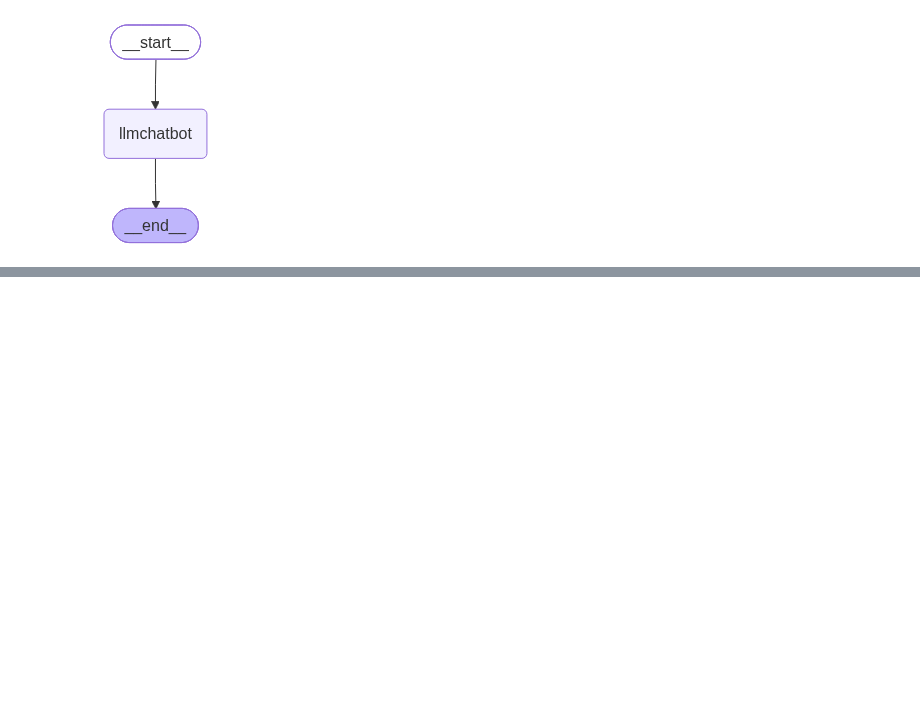
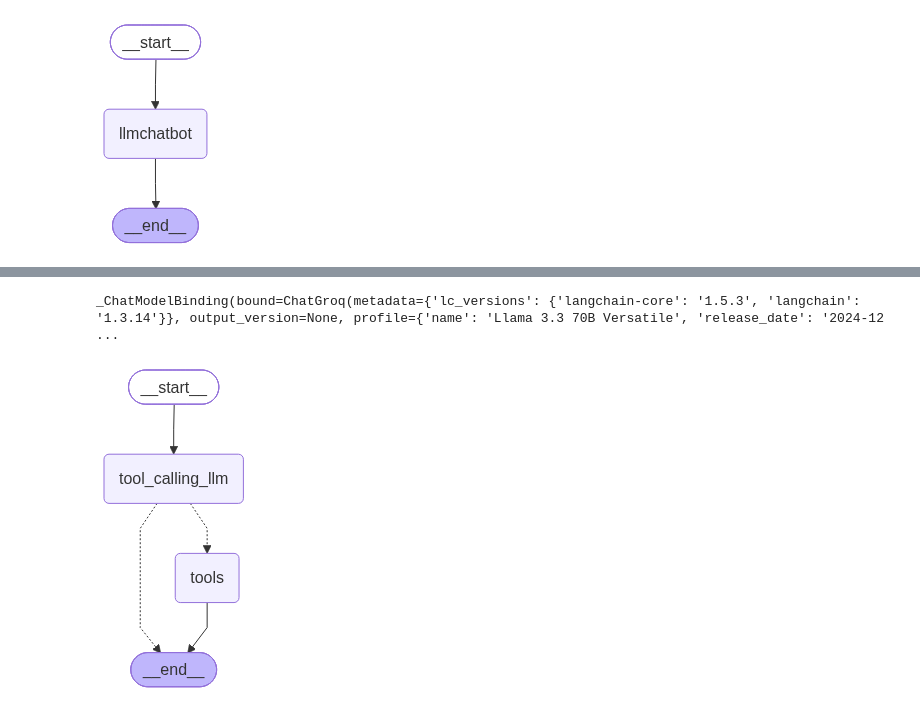
Before and after one commit to GGTuran/LangGraph, a Jupyter notebook: chatbot/basic_chatbot.ipynb, the cells around one changed output, grey strips where cells are left out. Saved outputs shown, nothing was run; the diff lists cells and outputs as text; code cells hidden in the pictures; blank space fills up the shorter version.

Commit message:
implemented small chatbot with tools

```diff
--- a/chatbot/basic_chatbot.ipynb
+++ b/chatbot/basic_chatbot.ipynb
@@ -56,0 +86,3 @@ except Exception:
+# %%
+tool = TavilySearch(max_results=2)
+tool.invoke("What is langgraph")
@@ -56,0 +108,44 @@ except Exception:
+# %%
+def multiply(a:int, b:int) ->int:
+    """Multiply a and b
+
+    Args:
+    a (int): first int
+    b (int): second int
+
+    Returns:
+    int: output int
+
+    """
+    return a*b
+# %%
+tools = [tool, multiply]
+# %%
+llm_with_tool = llm.bind_tools(tools)
+llm_with_tool
+# %% [output]
+_ChatModelBinding(bound=ChatGroq(metadata={'lc_versions': {'langchain-core': '1.5.3', 'langchain': '1.3.14'}}, output_version=None, profile={'name': 'Llama 3.3 70B Versatile', 'release_date': '2024-12 ...
+# %%
+# State graph
+# node definition
+def tool_calling_llm(state:State):
+    return {"messages": [llm_with_tool.invoke(state["messages"])]}
+# graph
+builder = StateGraph(State)
+builder.add_node("tool_calling_llm", tool_calling_llm)
+builder.add_node("tools", ToolNode(tools))
+
+# edges
+builder.add_edge(START, "tool_calling_llm")
+builder.add_conditional_edges("tool_calling_llm",
+                                # If the latest message (result) from assistant is a tool call -> tools_condition routes to tools
+                                # If the latest message (result) from assistant is a not a tool call -> tools_condition routes to END
+                               tools_condition)
+builder.add_edge("tools", END)
+
+# compile the graph
+graph = builder.compile()
+
+display(Image(graph.get_graph().draw_mermaid_png()))
+# %% [output]
+[figure, added]
```
Also changed, not shown: parts of 14 cells of this notebook.
